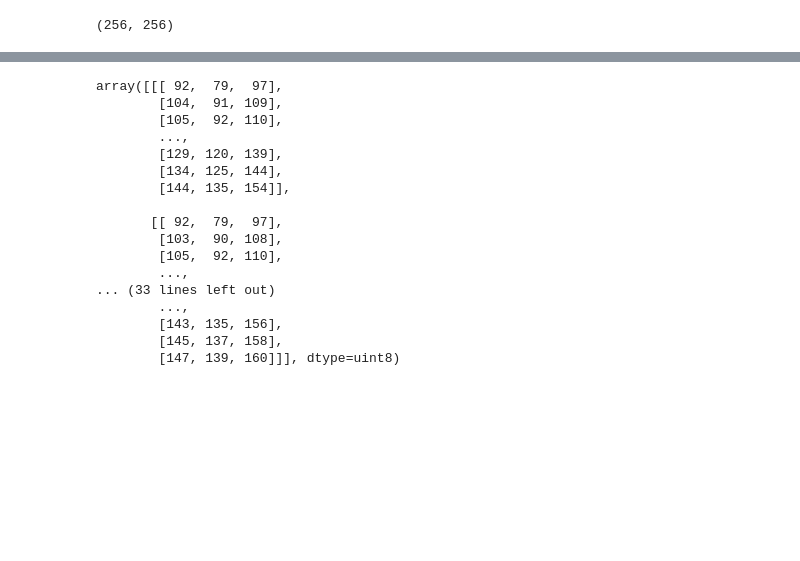
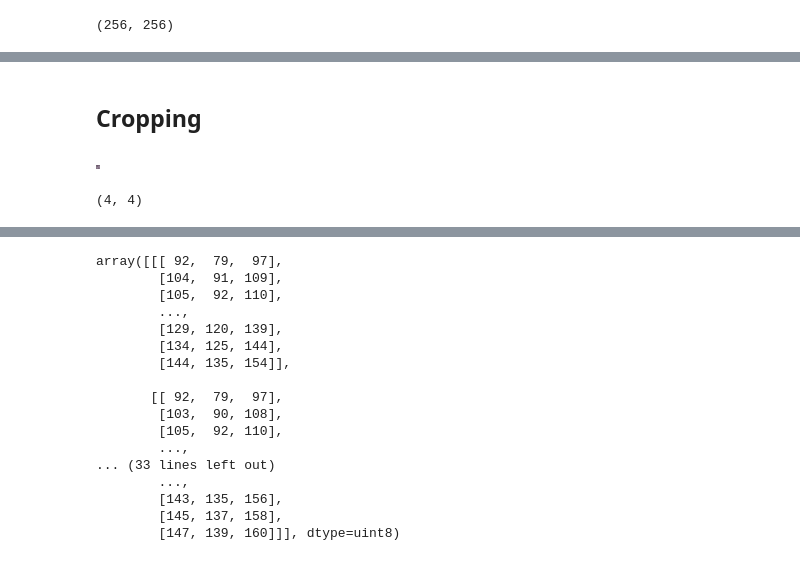
Before and after one commit to trifarameliniaa/SKRIPSI, a Jupyter notebook: file skripsinya fara.ipynb, the cells around one changed output, grey strips where cells are left out. Drawn from its saved outputs; the diff is of its cells as text; code cells hidden in the pictures; blank space fills up the shorter version.

```diff
--- a/file skripsinya fara.ipynb
+++ b/file skripsinya fara.ipynb
@@ -19,0 +71,11 @@ img.size
+# %% [markdown]
+## Cropping
+# %%
+crop_img = img.crop((150, 20, 154, 24))
+crop_img
+# %% [output]
+[figure, added]
+# %%
+crop_img.size
+# %% [output]
+(4, 4)
```
Also changed, not shown: parts of 11 cells of this notebook.
